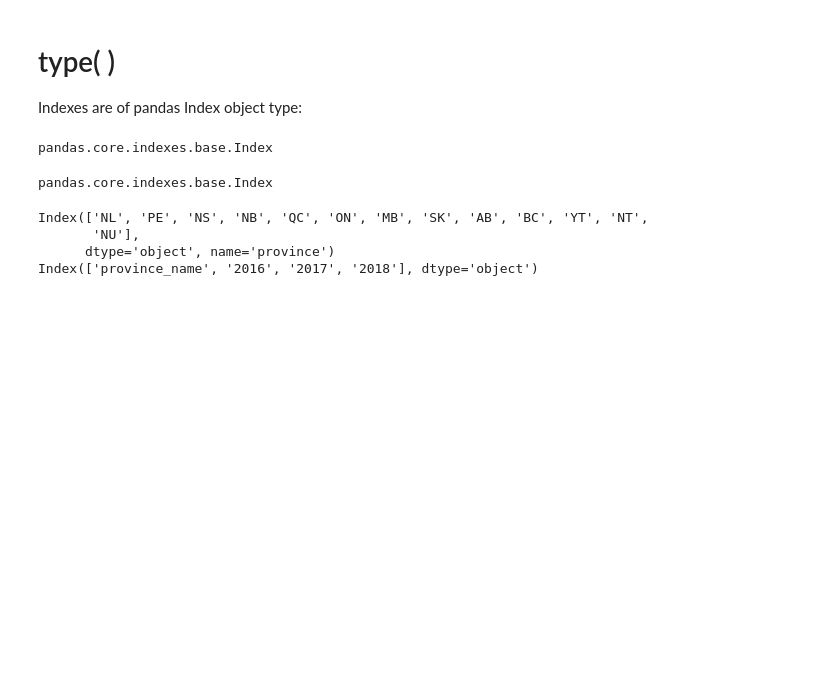
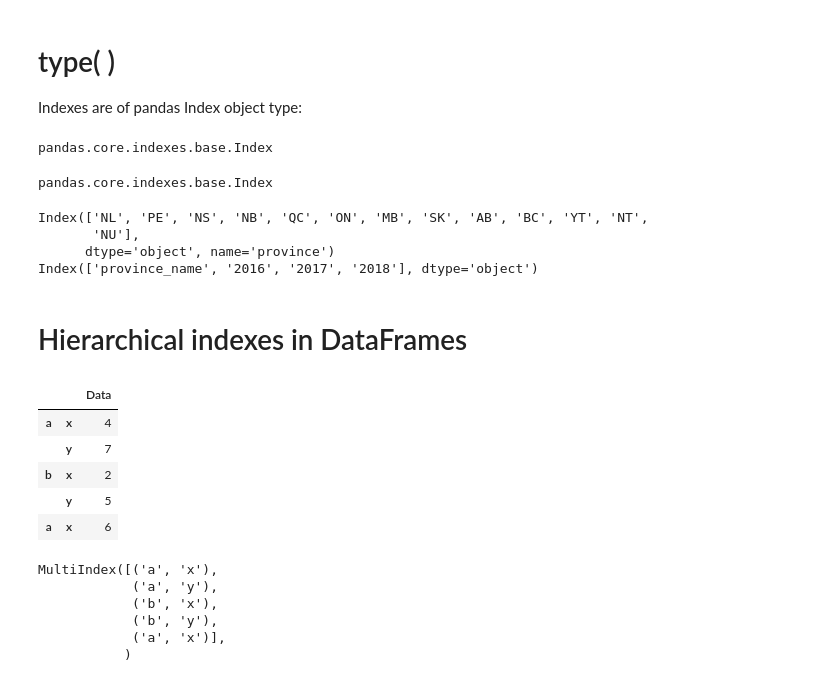
Before and after one commit to IgaMeddie/Data_Science_101, a Jupyter notebook: pandas_101.ipynb, the cells around one changed output. Cells and saved outputs as stored; diff of their text form; code cells hidden in the pictures; blank space fills up the shorter version.

Commit message:
Create a MultiIndex DataFrame

```diff
--- a/pandas_101.ipynb
+++ b/pandas_101.ipynb
@@ -466,3 +466,29 @@ Index(['NL', 'PE', 'NS', 'NB', 'QC', 'ON', 'MB', 'SK', 'AB', 'BC', 'YT', 'NT',
        'NU'],
       dtype='object', name='province')
 Index(['province_name', '2016', '2017', '2018'], dtype='object')
+# %% [markdown]
+# Hierarchical indexes in DataFrames
+# %%
+df_hierarch = pd.DataFrame(data=[4, 7, 2, 5, 6],
+                           columns=['Data'],
+                           index=
+                           [['a', 'a', 'b', 'b', 'a'],
+                            ['x', 'y', 'x', 'y', 'x']])
+
+df_hierarch
+# %% [output]
+|  |  | Data |
+| a | x | 4 |
+|  | y | 7 |
+| b | x | 2 |
+|  | y | 5 |
+| a | x | 6 |
+# %%
+df_hierarch.index
+# %% [output]
+MultiIndex([('a', 'x'),
+            ('a', 'y'),
+            ('b', 'x'),
+            ('b', 'y'),
+            ('a', 'x')],
+           )
```
